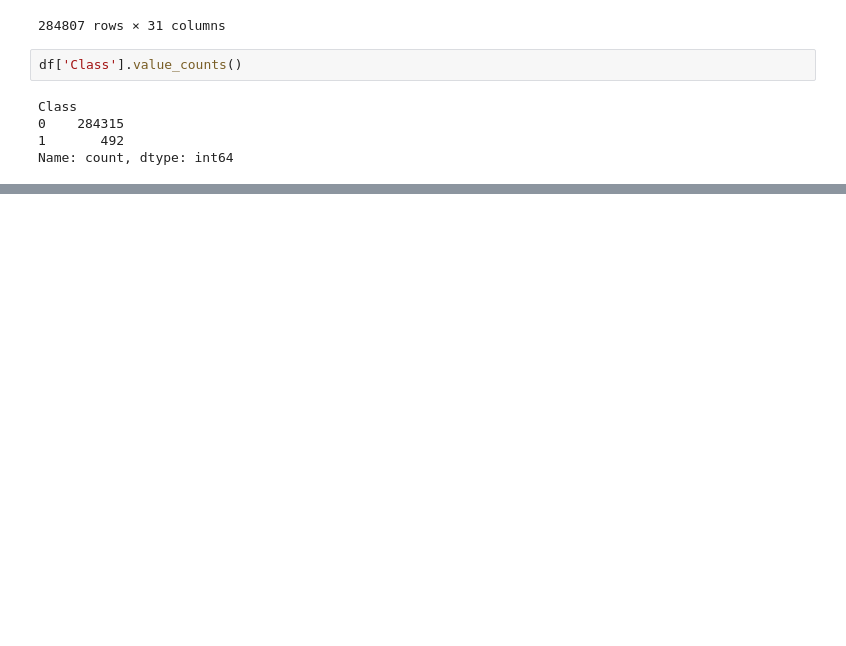
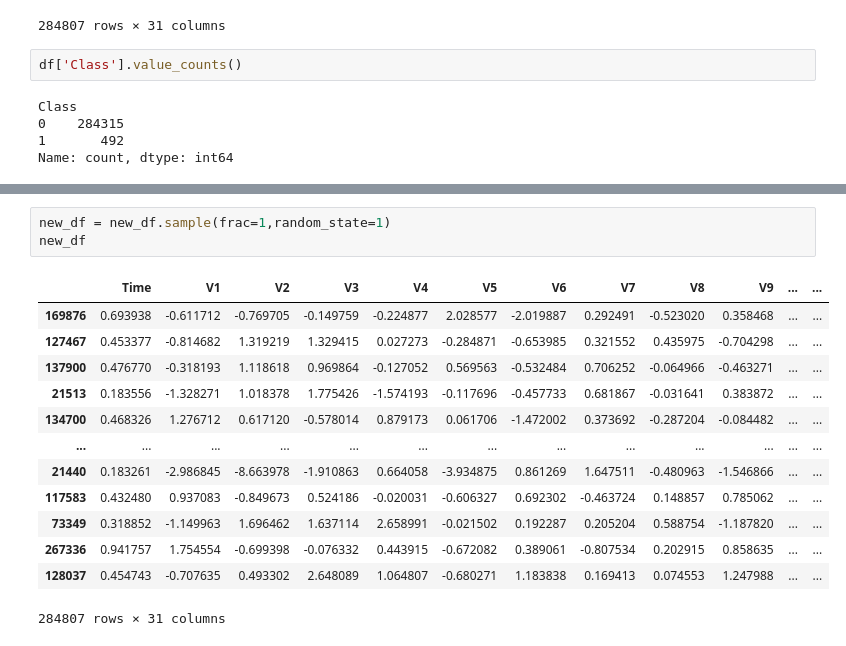
Before and after one commit to DevGupta0112/applied_Machine_Learning, a Jupyter notebook: fraud_detection/model.ipynb, the cells around one changed output, grey strips where cells are left out. Saved outputs shown, nothing was run; the diff lists cells and outputs as text; blank space fills up the shorter version.

```diff
--- a/fraud_detection/model.ipynb
+++ b/fraud_detection/model.ipynb
@@ -37,0 +51,17 @@ new_df['Amount'].hist()
+# %%
+new_df = new_df.sample(frac=1,random_state=1)
+new_df
+# %% [output]
+|  | Time | V1 | V2 | V3 | V4 | V5 | V6 | V7 | V8 | V9 | ... | ... |
+| 169876 | 0.693938 | -0.611712 | -0.769705 | -0.149759 | -0.224877 | 2.028577 | -2.019887 | 0.292491 | -0.523020 | 0.358468 | ... | ... |
+| 127467 | 0.453377 | -0.814682 | 1.319219 | 1.329415 | 0.027273 | -0.284871 | -0.653985 | 0.321552 | 0.435975 | -0.704298 | ... | ... |
+| 137900 | 0.476770 | -0.318193 | 1.118618 | 0.969864 | -0.127052 | 0.569563 | -0.532484 | 0.706252 | -0.064966 | -0.463271 | ... | ... |
+| 21513 | 0.183556 | -1.328271 | 1.018378 | 1.775426 | -1.574193 | -0.117696 | -0.457733 | 0.681867 | -0.031641 | 0.383872 | ... | ... |
+| 134700 | 0.468326 | 1.276712 | 0.617120 | -0.578014 | 0.879173 | 0.061706 | -1.472002 | 0.373692 | -0.287204 | -0.084482 | ... | ... |
+| ... | ... | ... | ... | ... | ... | ... | ... | ... | ... | ... | ... | ... |
+| 21440 | 0.183261 | -2.986845 | -8.663978 | -1.910863 | 0.664058 | -3.934875 | 0.861269 | 1.647511 | -0.480963 | -1.546866 | ... | ... |
+| 117583 | 0.432480 | 0.937083 | -0.849673 | 0.524186 | -0.020031 | -0.606327 | 0.692302 | -0.463724 | 0.148857 | 0.785062 | ... | ... |
+| 73349 | 0.318852 | -1.149963 | 1.696462 | 1.637114 | 2.658991 | -0.021502 | 0.192287 | 0.205204 | 0.588754 | -1.187820 | ... | ... |
+| 267336 | 0.941757 | 1.754554 | -0.699398 | -0.076332 | 0.443915 | -0.672082 | 0.389061 | -0.807534 | 0.202915 | 0.858635 | ... | ... |
+| 128037 | 0.454743 | -0.707635 | 0.493302 | 2.648089 | 1.064807 | -0.680271 | 1.183838 | 0.169413 | 0.074553 | 1.247988 | ... | ... |
+284807 rows × 31 columns
```
Also changed, not shown: parts of 4 cells of this notebook.
